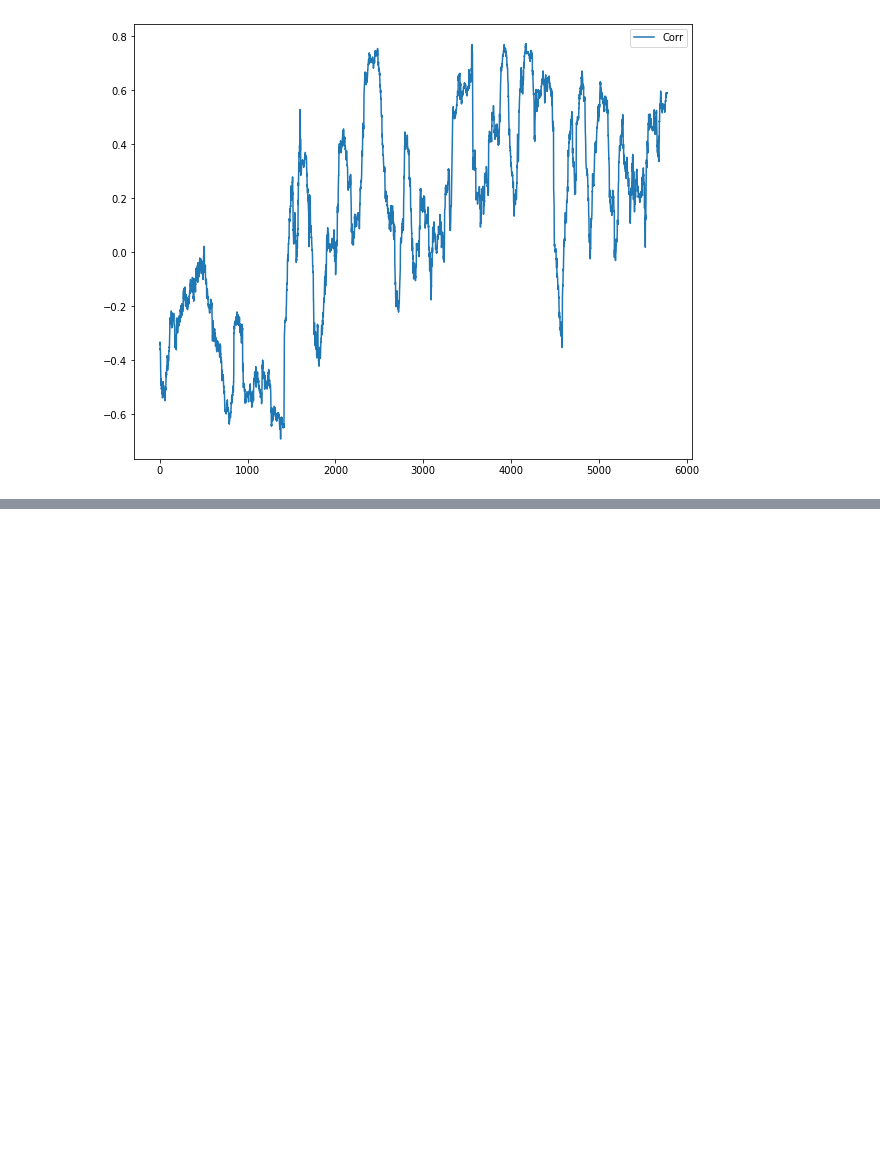
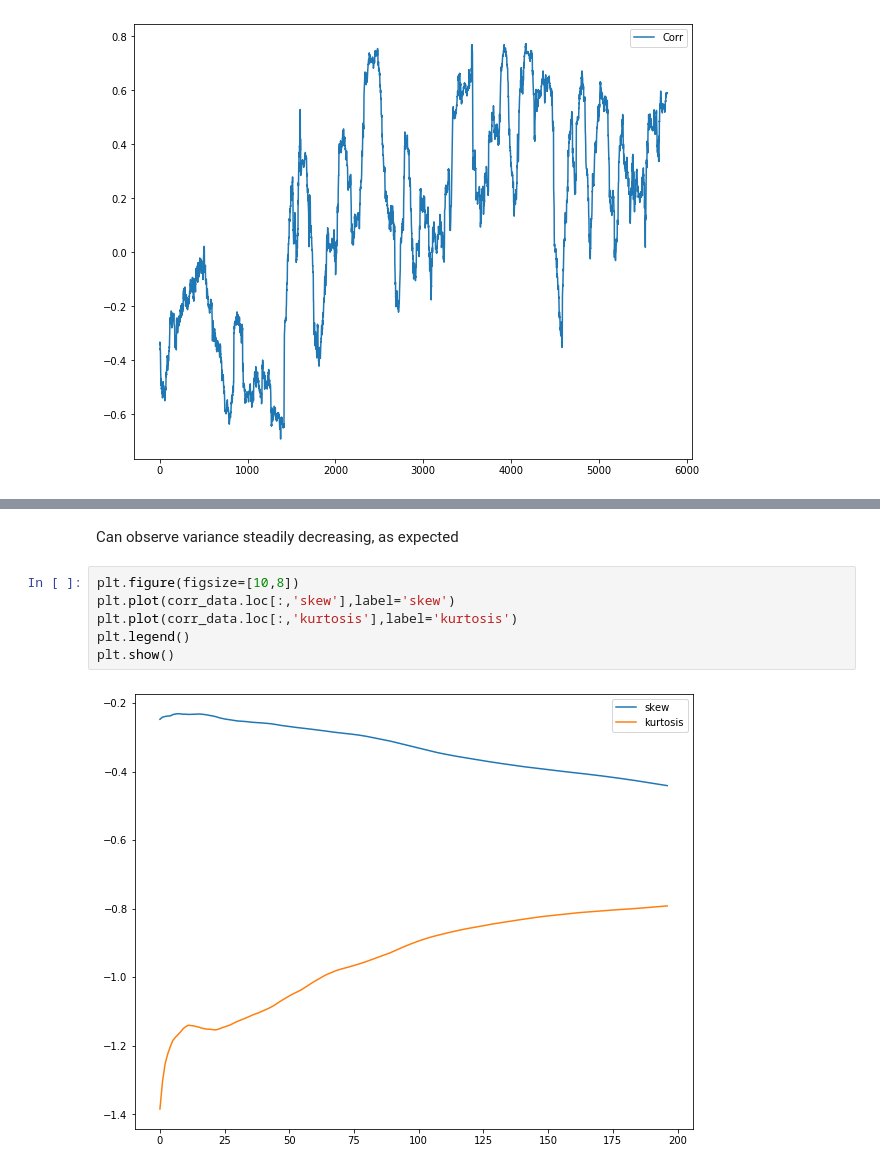
Before and after one commit to huddyyeo/LSE_practitioners_challenge, a Jupyter notebook: Code/data_environment_and_testing.ipynb, the cells around one changed output, grey strips where cells are left out. Saved outputs shown, nothing was run; the diff lists cells and outputs as text; blank space fills up the shorter version.

```diff
--- a/Code/data_environment_and_testing.ipynb
+++ b/Code/data_environment_and_testing.ipynb
@@ -99,0 +123,10 @@ plt.show()
+# %% [markdown]
+Can observe variance steadily decreasing, as expected
+# %%
+plt.figure(figsize=[10,8])
+plt.plot(corr_data.loc[:,'skew'],label='skew')
+plt.plot(corr_data.loc[:,'kurtosis'],label='kurtosis')
+plt.legend()
+plt.show()
+# %% [output]
+[figure, added]
```
Also changed, not shown: parts of 4 cells of this notebook.
